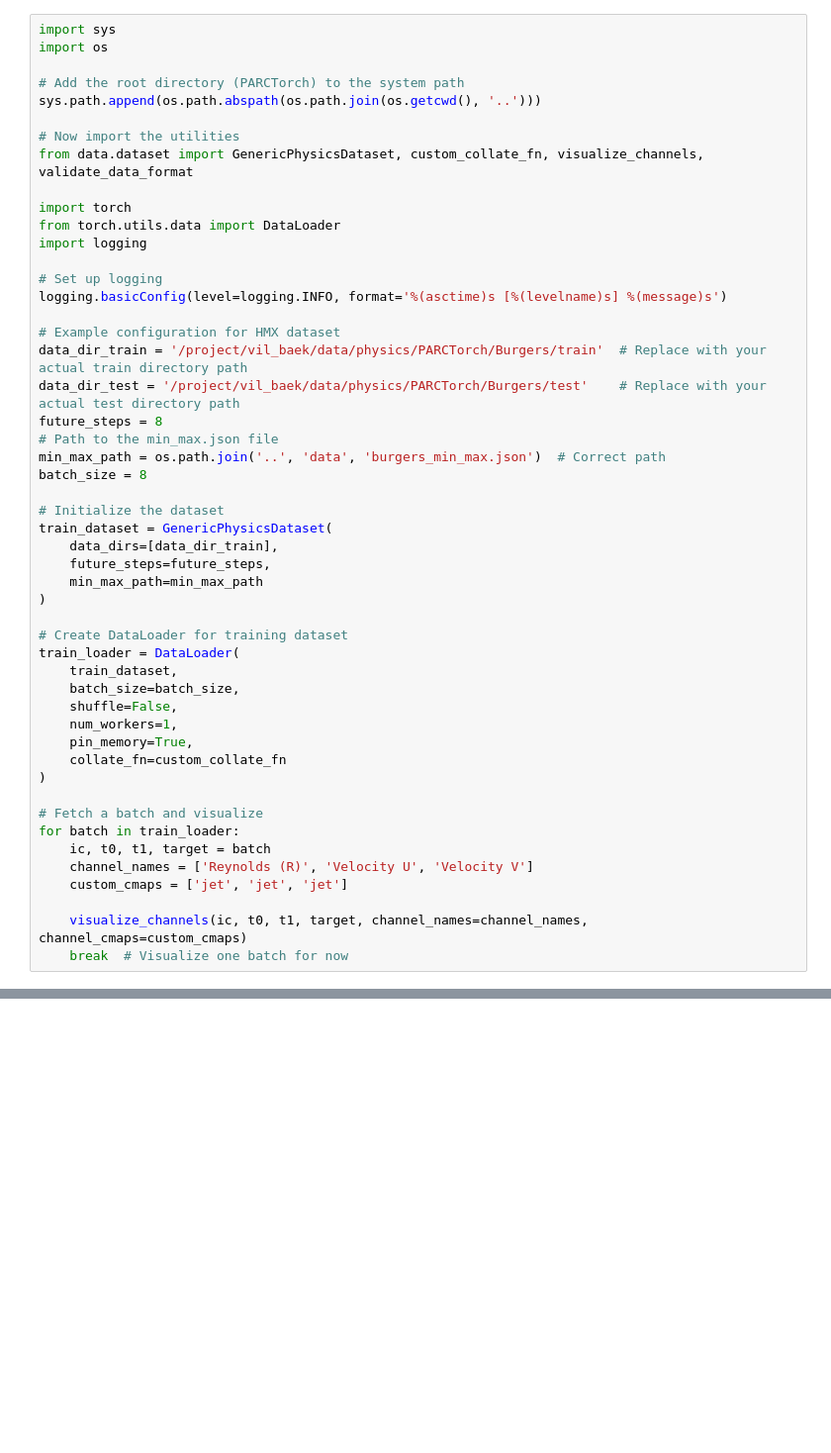
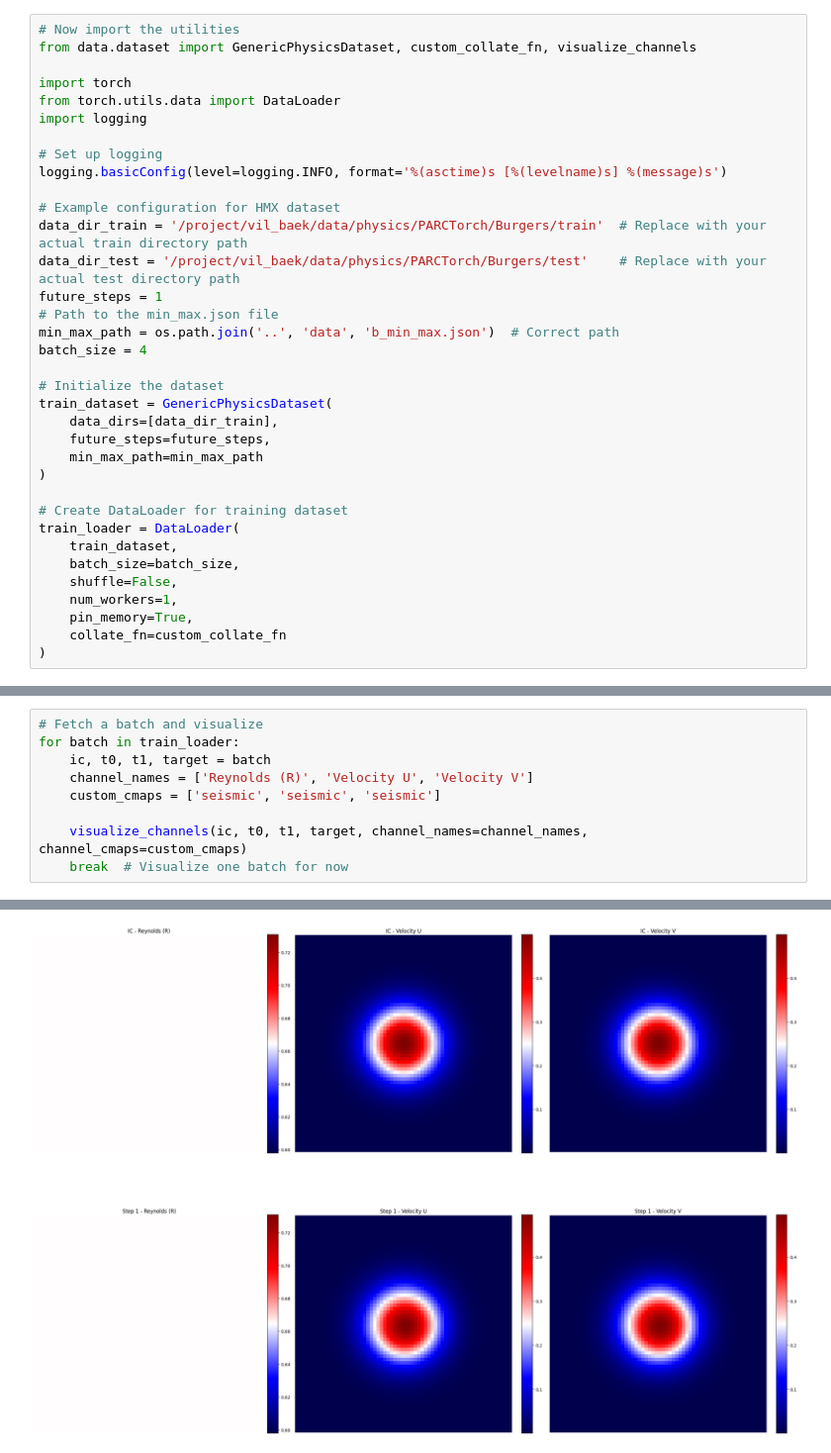
Before and after one commit to baeklab/PARCtorch, a Jupyter notebook: PARCtorch/demos/Burgers.ipynb, the cells around one changed output, grey strips where cells are left out. Shown at 99% size. Cells and saved outputs as stored; diff of their text form; blank space fills up the shorter version.

```diff
--- a/PARCtorch/demos/Burgers.ipynb
+++ b/PARCtorch/demos/Burgers.ipynb
@@ -1,12 +31,6 @@
 # %%
-import sys
-import os
-
-# Add the root directory (PARCTorch) to the system path
-sys.path.append(os.path.abspath(os.path.join(os.getcwd(), '..')))
-
 # Now import the utilities
-from data.dataset import GenericPhysicsDataset, custom_collate_fn, visualize_channels, validate_data_format
+from data.dataset import GenericPhysicsDataset, custom_collate_fn, visualize_channels
 
 import torch
 from torch.utils.data import DataLoader
@@ -18,10 +42,10 @@ logging.basicConfig(level=logging.INFO, format='%(asctime)s [%(levelname)s] %(me
 # Example configuration for HMX dataset
 data_dir_train = '/project/vil_baek/data/physics/PARCTorch/Burgers/train'  # Replace with your actual train directory path
 data_dir_test = '/project/vil_baek/data/physics/PARCTorch/Burgers/test'    # Replace with your actual test directory path
-future_steps = 8
+future_steps = 1
 # Path to the min_max.json file
-min_max_path = os.path.join('..', 'data', 'burgers_min_max.json')  # Correct path
-batch_size = 8
+min_max_path = os.path.join('..', 'data', 'b_min_max.json')  # Correct path
+batch_size = 4
 
 # Initialize the dataset
 train_dataset = GenericPhysicsDataset(
@@ -39,13 +63,4 @@ train_loader = DataLoader(
     pin_memory=True,
     collate_fn=custom_collate_fn
 )
-
-# Fetch a batch and visualize
-for batch in train_loader:
-    ic, t0, t1, target = batch
-    channel_names = ['Reynolds (R)', 'Velocity U', 'Velocity V']
-    custom_cmaps = ['jet', 'jet', 'jet']
-
-    visualize_channels(ic, t0, t1, target, channel_names=channel_names, channel_cmaps=custom_cmaps)
-    break  # Visualize one batch for now
 # %% [output]
@@ -74,0 +74,10 @@ Channel 1: IC min=7.64794982899275e-09, IC max=0.4998920261859894
+# %%
+# Fetch a batch and visualize
+for batch in train_loader:
+    ic, t0, t1, target = batch
+    channel_names = ['Reynolds (R)', 'Velocity U', 'Velocity V']
+    custom_cmaps = ['seismic', 'seismic', 'seismic']
+
+    visualize_channels(ic, t0, t1, target, channel_names=channel_names, channel_cmaps=custom_cmaps)
+    break  # Visualize one batch for now
+# %% [output]
@@ -74,0 +91 @@ Channel 1: IC min=7.64794982899275e-09, IC max=0.4998920261859894
+[figure, added]
```
Also changed, not shown: parts of 21 cells of this notebook, 6 other files.
